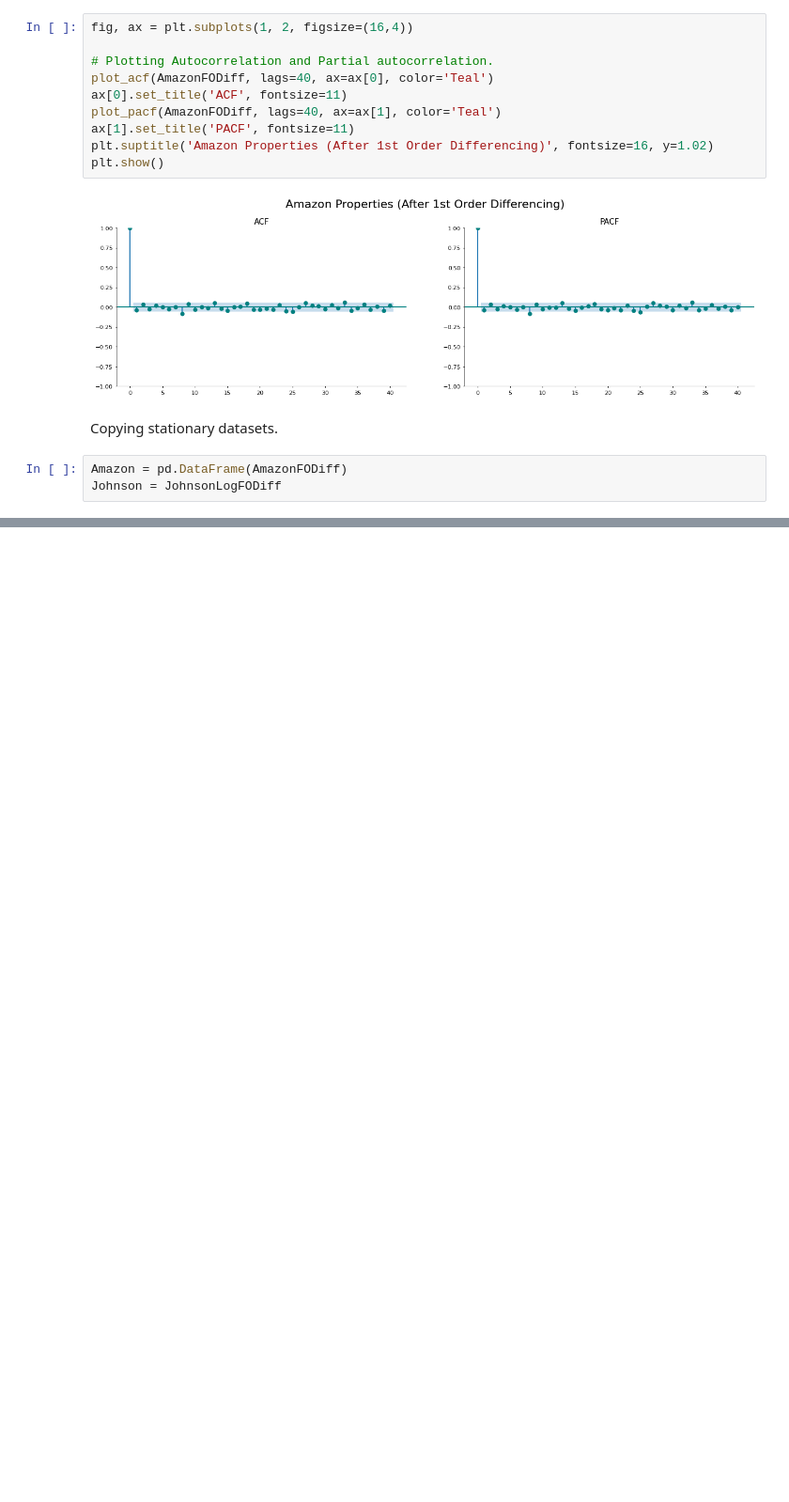
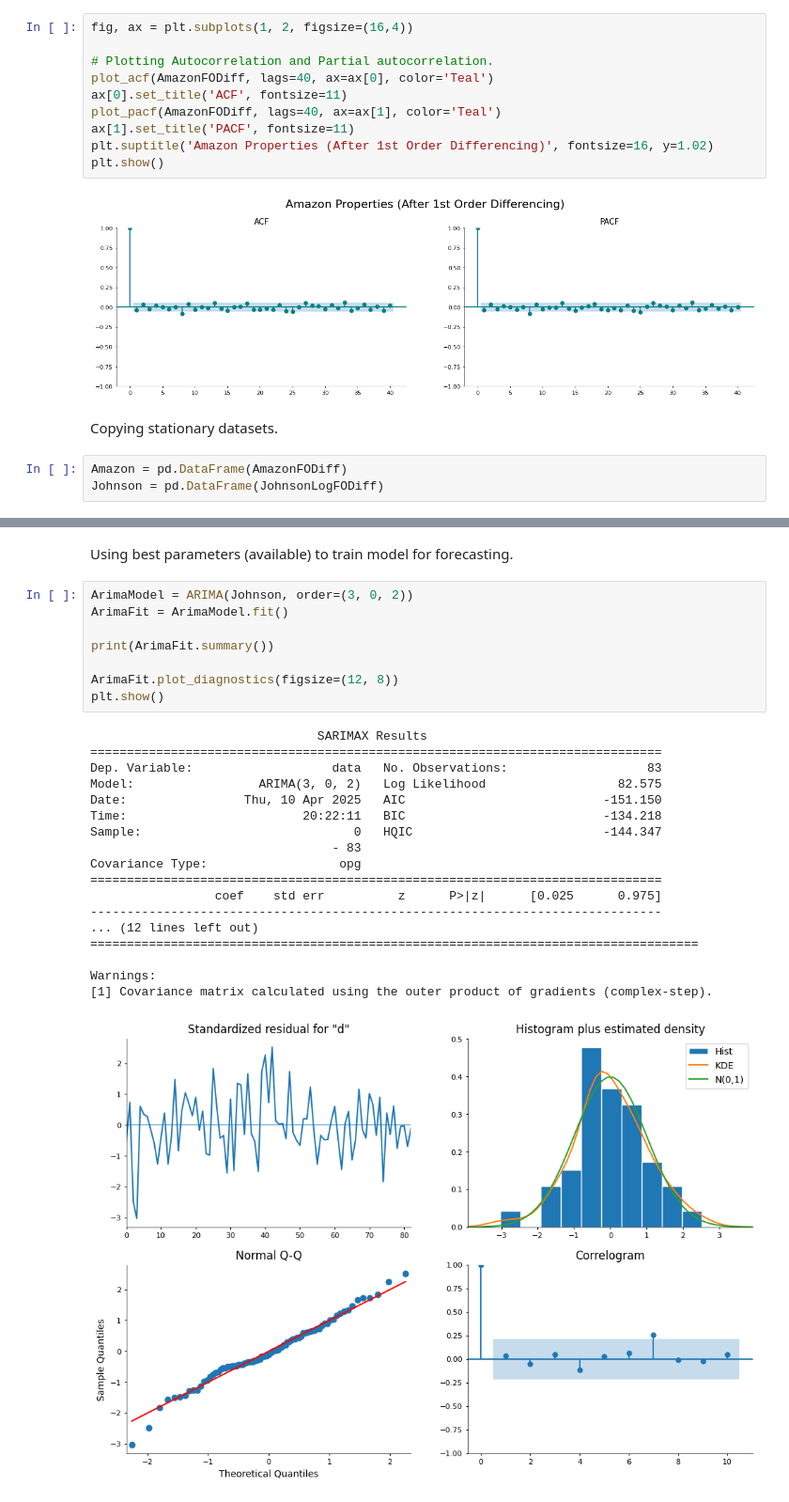
Before and after one commit to MShoaibManzoor/Time-Series-Modelling-Case-Study, a Jupyter notebook: main.ipynb, the cells around one changed output, grey strips where cells are left out. Shown at 94% size. Cells and saved outputs as stored; diff of their text form; blank space fills up the shorter version.

Commit message:
Manual Arima trained, diagnostics plotted.

```diff
--- a/main.ipynb
+++ b/main.ipynb
@@ -262,4 +257,4 @@ plt.show()
 Copying stationary datasets.
 # %%
 Amazon = pd.DataFrame(AmazonFODiff)
-Johnson = JohnsonLogFODiff
+Johnson = pd.DataFrame(JohnsonLogFODiff)
@@ -265,0 +391,29 @@ Johnson = JohnsonLogFODiff
+# %% [markdown]
+Using best parameters (available) to train model for forecasting.
+# %%
+ArimaModel = ARIMA(Johnson, order=(3, 0, 2))
+ArimaFit = ArimaModel.fit()
+
+print(ArimaFit.summary())
+
+ArimaFit.plot_diagnostics(figsize=(12, 8))
+plt.show()
+# %% [output]
+                               SARIMAX Results
+==============================================================================
+Dep. Variable:                   data   No. Observations:                   83
+Model:                 ARIMA(3, 0, 2)   Log Likelihood                  82.575
+Date:                Thu, 10 Apr 2025   AIC                           -151.150
+Time:                        20:22:11   BIC                           -134.218
+Sample:                             0   HQIC                          -144.347
+                                 - 83
+Covariance Type:                  opg
+==============================================================================
+                 coef    std err          z      P>|z|      [0.025      0.975]
+------------------------------------------------------------------------------
+... (12 lines left out)
+===================================================================================
+
+Warnings:
+[1] Covariance matrix calculated using the outer product of gradients (complex-step).
+[figure, added]
```
Also changed, not shown: parts of 10 cells of this notebook.
